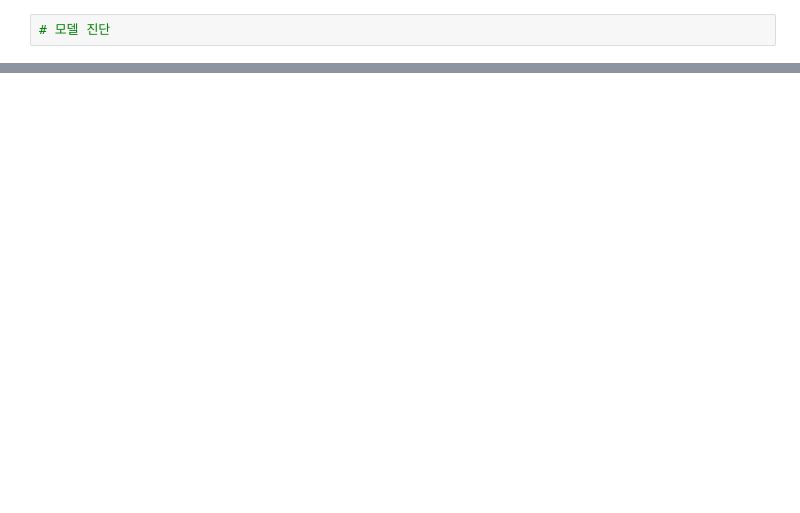
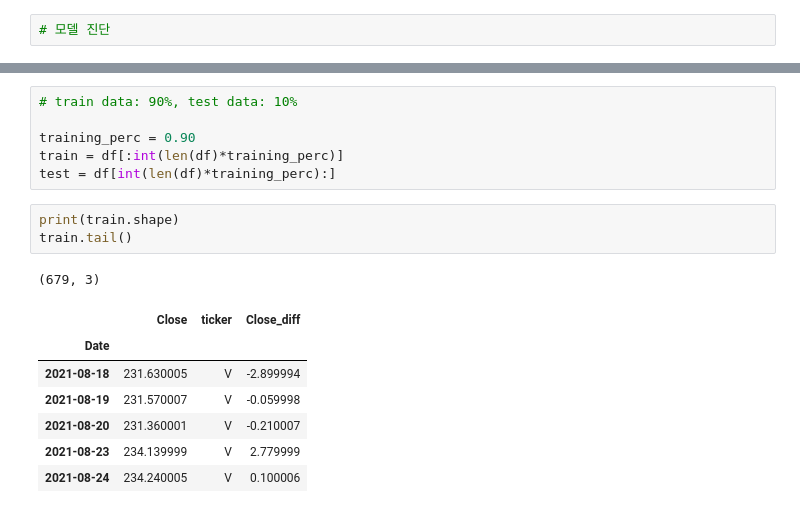
Before and after one commit to two-song/analysis, a Jupyter notebook: 주가분석.ipynb, the cells around one changed output, grey strips where cells are left out. Saved outputs shown, nothing was run; the diff lists cells and outputs as text; blank space fills up the shorter version.

```diff
--- a/주가분석.ipynb
+++ b/주가분석.ipynb
@@ -200,0 +231,18 @@ model_autoARIMA.plot_diagnostics(figs
+# %%
+# train data: 90%, test data: 10%
+
+training_perc = 0.90
+train = df[:int(len(df)*training_perc)]
+test = df[int(len(df)*training_perc):]
+# %%
+print(train.shape)
+train.tail()
+# %% [output]
+(679, 3)
+|  | Close | ticker | Close_diff |
+| Date |  |  |  |
+| 2021-08-18 | 231.630005 | V | -2.899994 |
+| 2021-08-19 | 231.570007 | V | -0.059998 |
+| 2021-08-20 | 231.360001 | V | -0.210007 |
+| 2021-08-23 | 234.139999 | V | 2.779999 |
+| 2021-08-24 | 234.240005 | V | 0.100006 |
```
Also changed, not shown: parts of 12 cells of this notebook.
